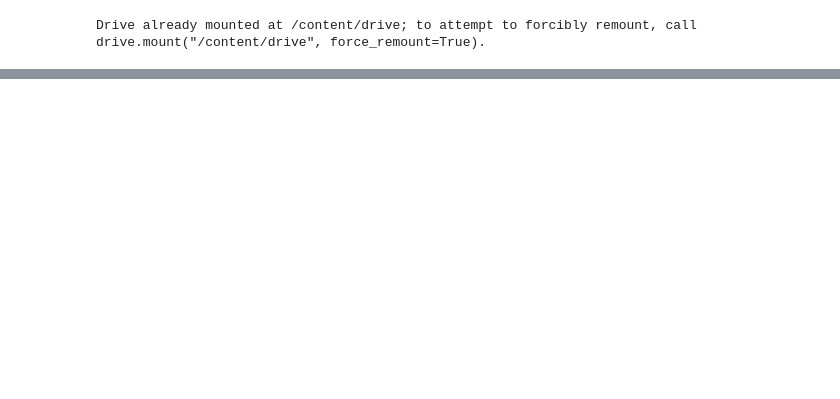
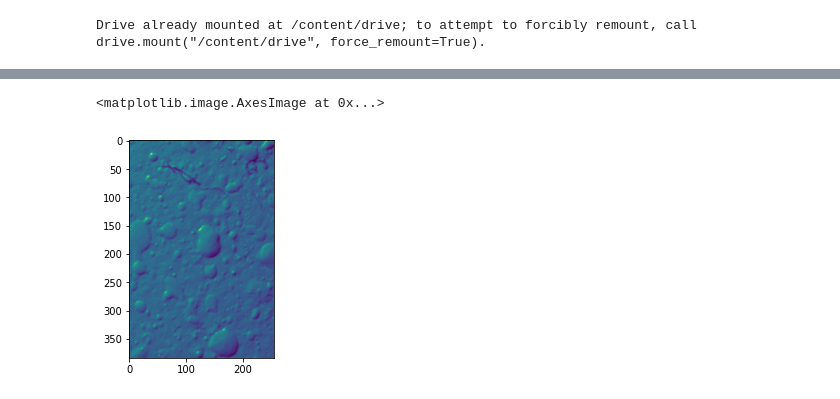
Before and after one commit to FtkXiaoguo/myPyLib, a Jupyter notebook: TestMyImgDataSets.ipynb, the cells around one changed output, grey strips where cells are left out. Drawn from its saved outputs; the diff is of its cells as text; code cells hidden in the pictures; blank space fills up the shorter version.

```diff
--- a/TestMyImgDataSets.ipynb
+++ b/TestMyImgDataSets.ipynb
@@ -66,0 +64,8 @@ KeyboardInterrupt: ignored
+# %%
+batch_iterator = iter(dataloader)  # イテレータに変換
+# %%
+imges = next(batch_iterator)  # 1番目の要素を取り出す
+plt.imshow(imges[0][0])
+# %% [output]
+<matplotlib.image.AxesImage at 0x...>
+[figure, added]
```
Also changed, not shown: parts of 2 cells of this notebook.
